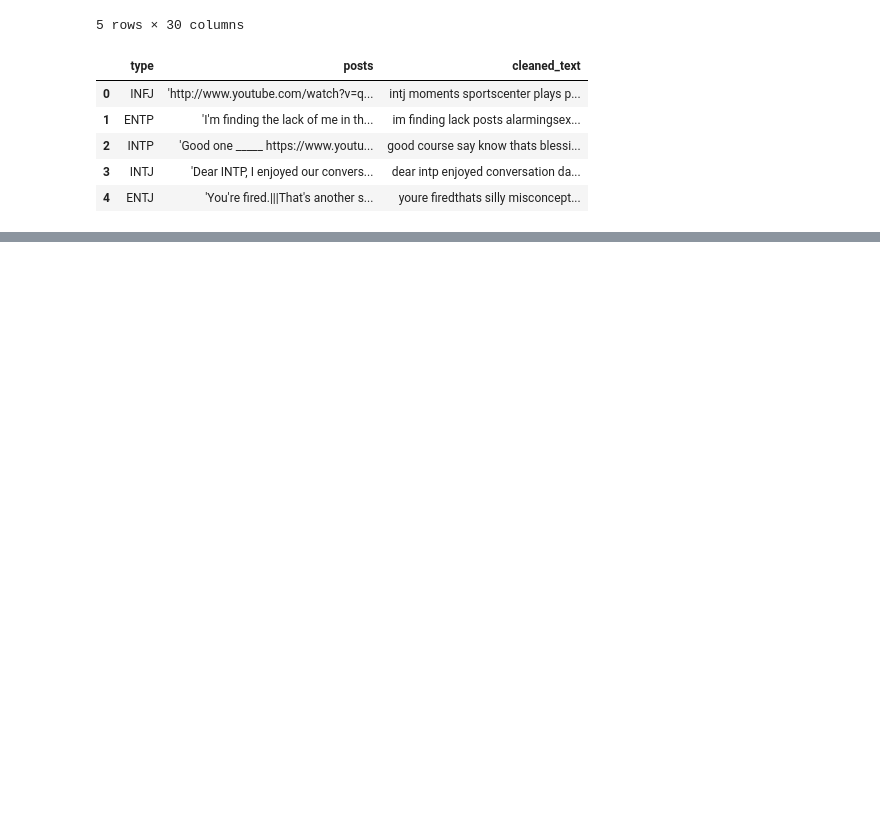
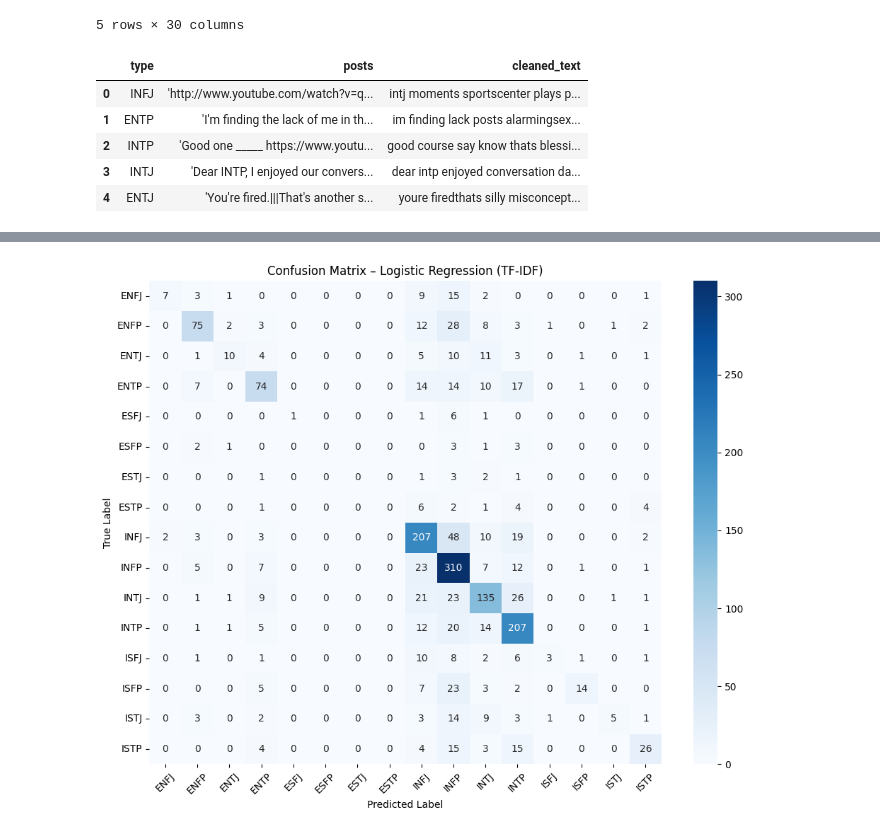
Before and after one commit to Break-Through-Tech-AI-Studio/AI-Project-CariCon-2A, a Jupyter notebook: Caricon_2A_Milestone_1_Workspace.ipynb, the cells around one changed output, grey strips where cells are left out. Cells and saved outputs as stored; diff of their text form; code cells hidden in the pictures; blank space fills up the shorter version.

Commit message:
Add Logistic Regression Model

```diff
--- a/Caricon_2A_Milestone_1_Workspace.ipynb
+++ b/Caricon_2A_Milestone_1_Workspace.ipynb
@@ -445,0 +553,26 @@ Done in 10.3s
+# %%
+import matplotlib.pyplot as plt
+import seaborn as sns
+from sklearn.metrics import confusion_matrix
+
+plt.figure(figsize=(10, 8))
+
+# Compute confusion matrix using integer labels (no labels=... argument)
+cm = confusion_matrix(y_test, y_pred)
+
+# Use label_encoder.classes_ as the tick labels (they align with 0..n-1)
+sns.heatmap(
+    cm, annot=True, fmt='d', cmap='Blues',
+    xticklabels=label_encoder.classes_,
+    yticklabels=label_encoder.classes_
+)
+
+plt.title("Confusion Matrix – Logistic Regression (TF-IDF)")
+plt.xlabel("Predicted Label")
+plt.ylabel("True Label")
+plt.xticks(rotation=45)
+plt.yticks(rotation=0)
+plt.tight_layout()
+plt.show()
+# %% [output]
+[figure, added]
```
Also changed, not shown: parts of 5 cells of this notebook.
